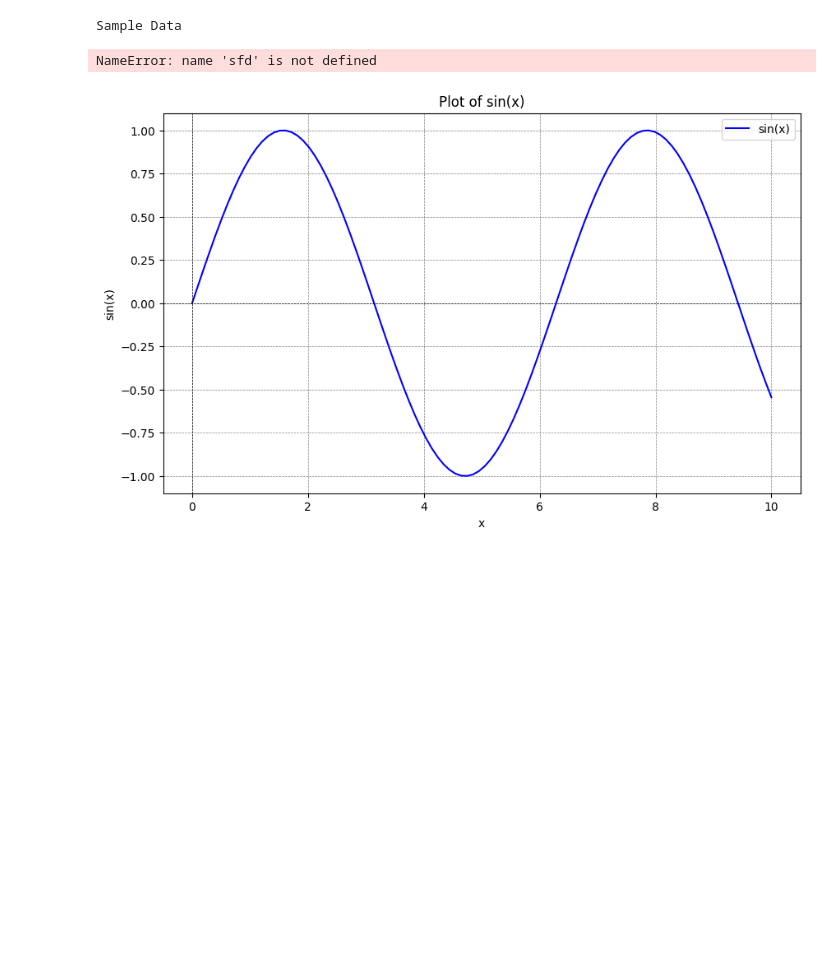
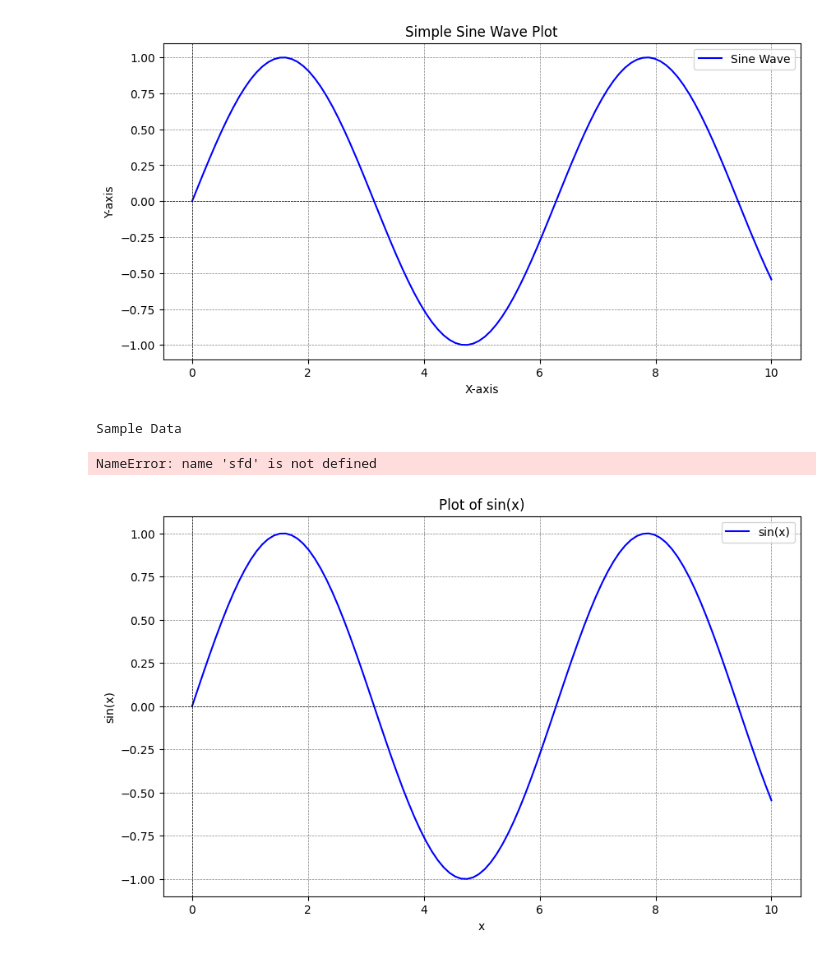
Before and after one commit to datalayer/jupyter-ai-agents, a Jupyter notebook: dev/content/notebook.ipynb, the cells around one changed output. Saved outputs shown, nothing was run; the diff lists cells and outputs as text; code cells hidden in the pictures; blank space fills up the shorter version.

```diff
--- a/dev/content/notebook.ipynb
+++ b/dev/content/notebook.ipynb
@@ -1,3 +20,25 @@
+# %%
+# Importing necessary libraries
+import matplotlib.pyplot as plt
+import numpy as np
+
+# Creating data for the plot
+x = np.linspace(0, 10, 100)  # 100 points from 0 to 10
+y = np.sin(x)  # y is the sine of x
+
+# Creating the plot
+plt.figure(figsize=(10, 5))  # Set the figure size
+plt.plot(x, y, label='Sine Wave', color='blue')
+plt.title('Simple Sine Wave Plot')  # Title of the plot
+plt.xlabel('X-axis')  # X-axis label
+plt.ylabel('Y-axis')  # Y-axis label
+plt.axhline(0, color='black',linewidth=0.5, ls='--')  # Add x-axis
+plt.axvline(0, color='black',linewidth=0.5, ls='--')  # Add y-axis
+plt.grid(color = 'gray', linestyle = '--', linewidth = 0.5)  # Add grid
+plt.legend()  # Show legend
+plt.show()  # Display the plot
+# %% [output]
+[figure, added]
 # %%
 # The error indicates that the variable 'sfd' is not defined before it is being used.
 # Make sure to define 'sfd' before referencing it.
```
Also changed, not shown: parts of 3 cells of this notebook, 23 other files.
